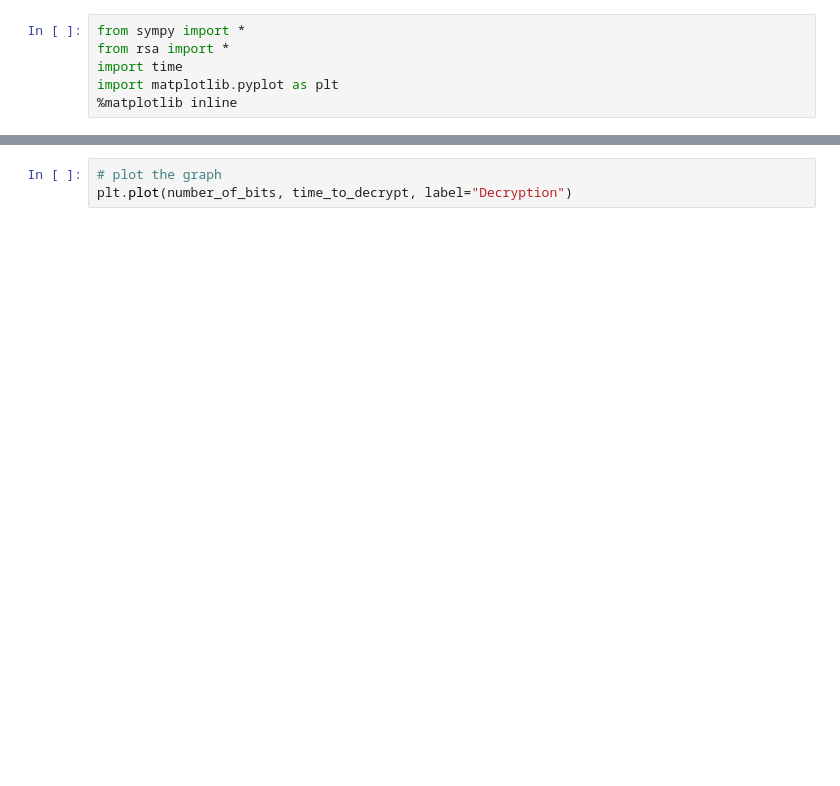
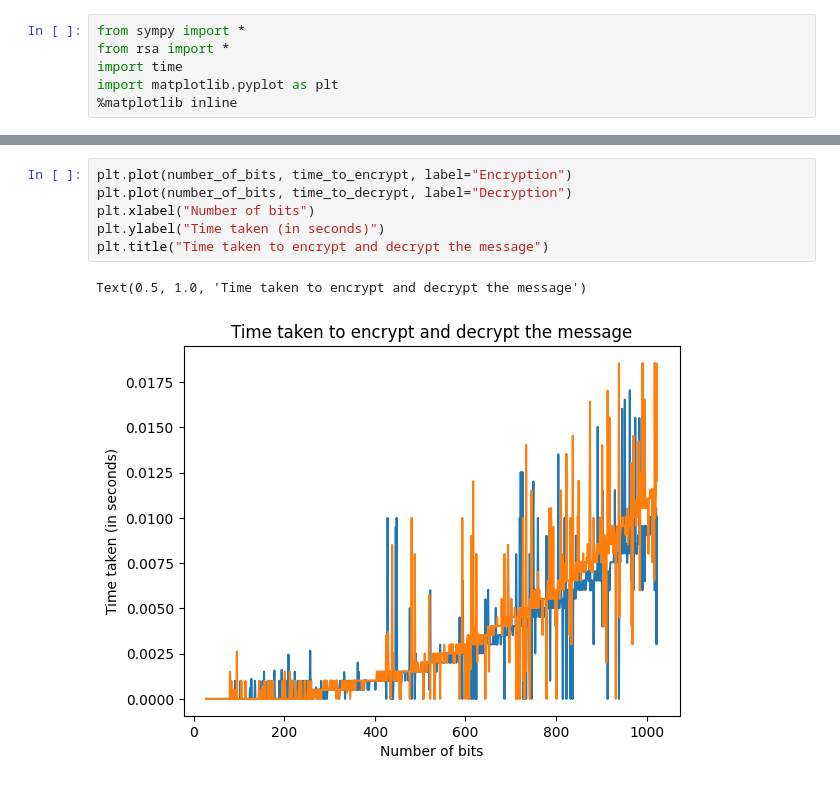
Before and after one commit to Rufaida-Kassem/RSA-Encrypted-Chat, a Jupyter notebook: python/rsa_analysis.ipynb, the cells around one changed output, grey strips where cells are left out. Saved outputs shown, nothing was run; the diff lists cells and outputs as text; blank space fills up the shorter version.

```diff
--- a/python/rsa_analysis.ipynb
+++ b/python/rsa_analysis.ipynb
@@ -48,3 +54,9 @@ plt.plot(number_of_bits, time_to_encrypt, label="Encryption")
-# %%
-# plot the graph
-plt.plot(number_of_bits, time_to_decrypt, label="Decryption")
+# %%
+plt.plot(number_of_bits, time_to_encrypt, label="Encryption")
+plt.plot(number_of_bits, time_to_decrypt, label="Decryption")
+plt.xlabel("Number of bits")
+plt.ylabel("Time taken (in seconds)")
+plt.title("Time taken to encrypt and decrypt the message")
+# %% [output]
+Text(0.5, 1.0, 'Time taken to encrypt and decrypt the message')
+[figure, added]
```
Also changed, not shown: parts of 3 cells of this notebook, 13 other files.
